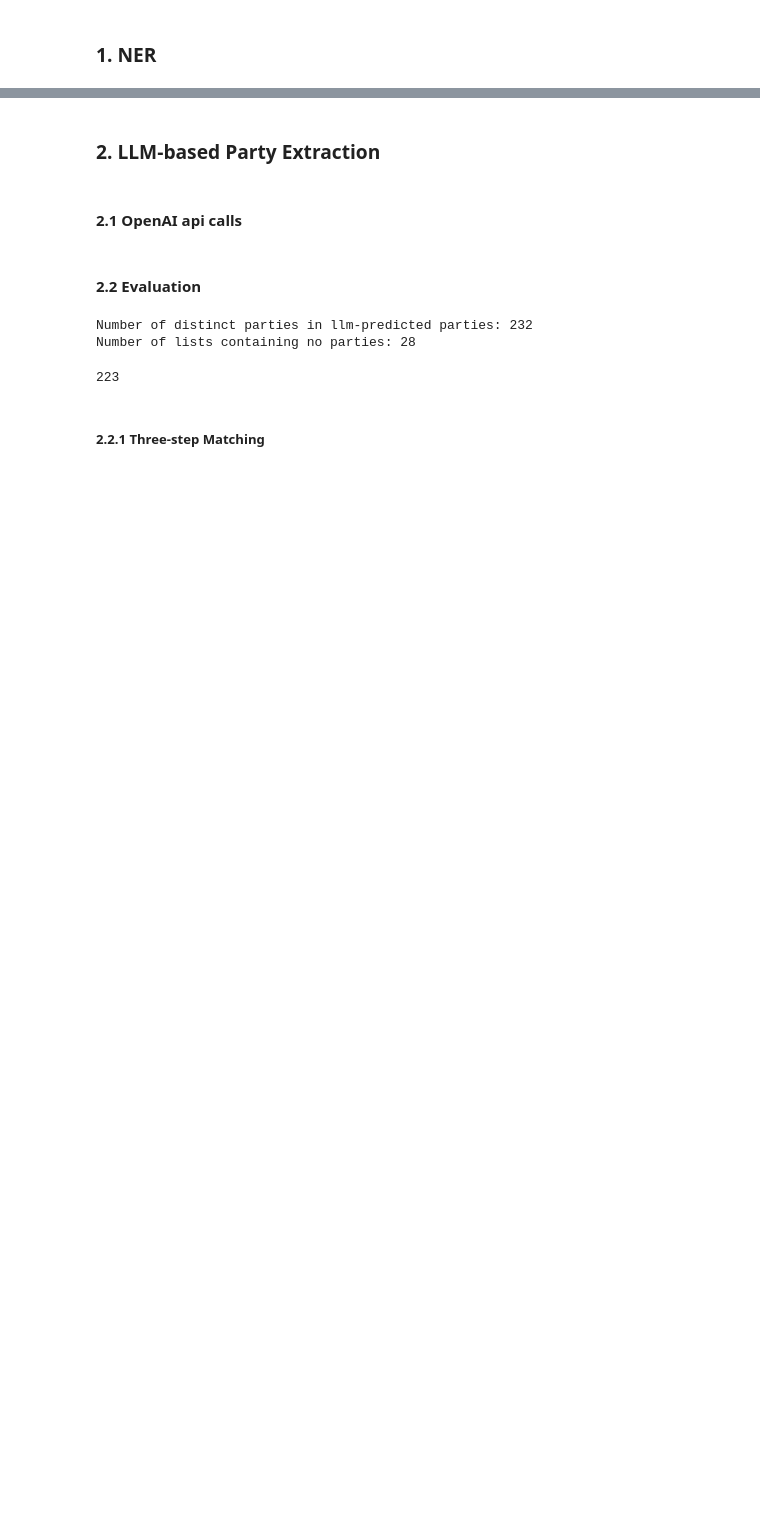
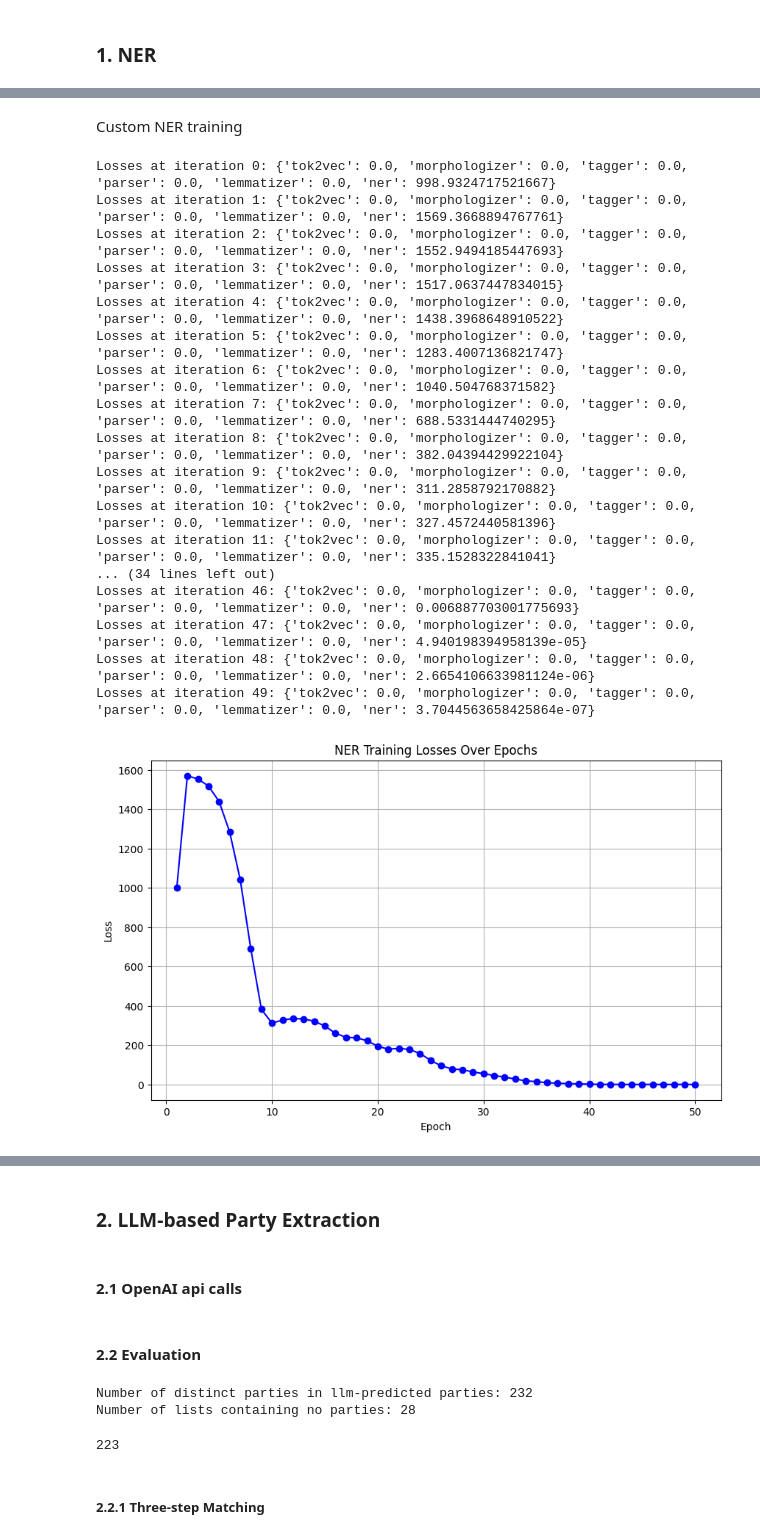
Before and after one commit to giacomograzia/BEP_CITaDOG, a Jupyter notebook: final_code/3_recipient_extraction/3_recipient_extraction.ipynb, the cells around one changed output, grey strips where cells are left out. Cells and saved outputs as stored; diff of their text form; code cells hidden in the pictures; blank space fills up the shorter version.

```diff
--- a/final_code/3_recipient_extraction/3_recipient_extraction.ipynb
+++ b/final_code/3_recipient_extraction/3_recipient_extraction.ipynb
@@ -102,0 +319,76 @@ Standard deviation of number of parties: 0.58
+# %% [markdown]
+Custom NER training
+# %%
+from sklearn.model_selection import train_test_split
+
+# Train-test split
+train_data, test_data = train_test_split(NER_LABELS_SPACY, test_size=0.2, random_state=42)
+# %%
+import spacy
+from spacy.training import Example
+import random
+import matplotlib.pyplot as plt
+
+def train_ner_model(train_data, base_model="nl_core_news_lg", n_iter=50):
+    """
+    Trains a custom NER model using spaCy and plots the training losses.
+
+    :param train_data: List of training examples in the format (headline, entities, original_party).
+    :param base_model: The base spaCy model to fine-tune.
+    :param n_iter: Number of training iterations.
+    :return: The trained spaCy model and a list of losses per epoch.
+    """
+    # Load the base model
+    nlp = spacy.load(base_model)
+    ner = nlp.get_pipe("ner")
+    ner.add_label("ORG")
+
+    # Prepare training examples, excluding the original party
+    examples = [
+        Example.from_dict(nlp.make_doc(headline), {"entities": entities})
+        for headline, entities, _ in train_data  # Ignore the original party
+    ]
+
+    # Train the NER model and track losses
+    optimizer = nlp.initialize()
+    epoch_losses = []
+
+    for epoch in range(n_iter):
+        losses = {}
+        random.shuffle(examples)
+        nlp.update(examples, sgd=optimizer, losses=losses)
+        epoch_losses.append(losses["ner"])
+        print(f"Losses at iteration {epoch}: {losses}")
+
+    # Plot the losses over epochs
+    plt.figure(figsize=(10, 6))
+    plt.plot(range(1, n_iter + 1), epoch_losses, marker='o', linestyle='-', color='b')
+    plt.title("NER Training Losses Over Epochs")
+    plt.xlabel("Epoch")
+    plt.ylabel("Loss")
+    plt.grid()
+    plt.show()
+
+    return nlp, epoch_losses
+
+# Train the model and plot losses
+custom_ner, losses = train_ner_model(train_data)
+# %% [output]
+Losses at iteration 0: {'tok2vec': 0.0, 'morphologizer': 0.0, 'tagger': 0.0, 'parser': 0.0, 'lemmatizer': 0.0, 'ner': 998.9324717521667}
+Losses at iteration 1: {'tok2vec': 0.0, 'morphologizer': 0.0, 'tagger': 0.0, 'parser': 0.0, 'lemmatizer': 0.0, 'ner': 1569.3668894767761}
+Losses at iteration 2: {'tok2vec': 0.0, 'morphologizer': 0.0, 'tagger': 0.0, 'parser': 0.0, 'lemmatizer': 0.0, 'ner': 1552.9494185447693}
+Losses at iteration 3: {'tok2vec': 0.0, 'morphologizer': 0.0, 'tagger': 0.0, 'parser': 0.0, 'lemmatizer': 0.0, 'ner': 1517.0637447834015}
+Losses at iteration 4: {'tok2vec': 0.0, 'morphologizer': 0.0, 'tagger': 0.0, 'parser': 0.0, 'lemmatizer': 0.0, 'ner': 1438.3968648910522}
+Losses at iteration 5: {'tok2vec': 0.0, 'morphologizer': 0.0, 'tagger': 0.0, 'parser': 0.0, 'lemmatizer': 0.0, 'ner': 1283.4007136821747}
+Losses at iteration 6: {'tok2vec': 0.0, 'morphologizer': 0.0, 'tagger': 0.0, 'parser': 0.0, 'lemmatizer': 0.0, 'ner': 1040.504768371582}
+Losses at iteration 7: {'tok2vec': 0.0, 'morphologizer': 0.0, 'tagger': 0.0, 'parser': 0.0, 'lemmatizer': 0.0, 'ner': 688.5331444740295}
+Losses at iteration 8: {'tok2vec': 0.0, 'morphologizer': 0.0, 'tagger': 0.0, 'parser': 0.0, 'lemmatizer': 0.0, 'ner': 382.04394429922104}
+Losses at iteration 9: {'tok2vec': 0.0, 'morphologizer': 0.0, 'tagger': 0.0, 'parser': 0.0, 'lemmatizer': 0.0, 'ner': 311.2858792170882}
+Losses at iteration 10: {'tok2vec': 0.0, 'morphologizer': 0.0, 'tagger': 0.0, 'parser': 0.0, 'lemmatizer': 0.0, 'ner': 327.4572440581396}
+Losses at iteration 11: {'tok2vec': 0.0, 'morphologizer': 0.0, 'tagger': 0.0, 'parser': 0.0, 'lemmatizer': 0.0, 'ner': 335.1528322841041}
+... (34 lines left out)
+Losses at iteration 46: {'tok2vec': 0.0, 'morphologizer': 0.0, 'tagger': 0.0, 'parser': 0.0, 'lemmatizer': 0.0, 'ner': 0.006887703001775693}
+Losses at iteration 47: {'tok2vec': 0.0, 'morphologizer': 0.0, 'tagger': 0.0, 'parser': 0.0, 'lemmatizer': 0.0, 'ner': 4.940198394958139e-05}
+Losses at iteration 48: {'tok2vec': 0.0, 'morphologizer': 0.0, 'tagger': 0.0, 'parser': 0.0, 'lemmatizer': 0.0, 'ner': 2.6654106633981124e-06}
+Losses at iteration 49: {'tok2vec': 0.0, 'morphologizer': 0.0, 'tagger': 0.0, 'parser': 0.0, 'lemmatizer': 0.0, 'ner': 3.7044563658425864e-07}
+[figure, added]
```
Also changed, not shown: parts of 13 cells of this notebook.
